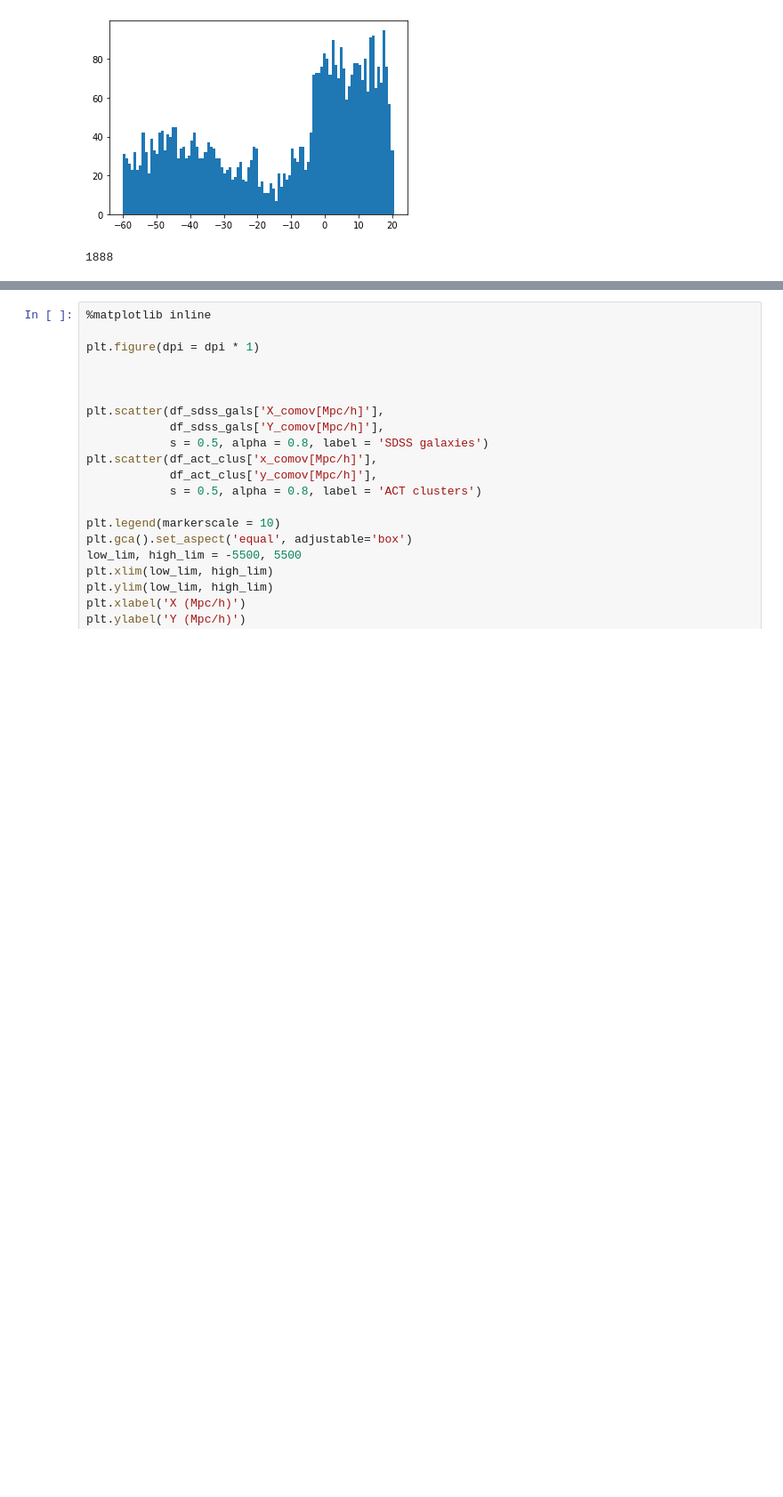
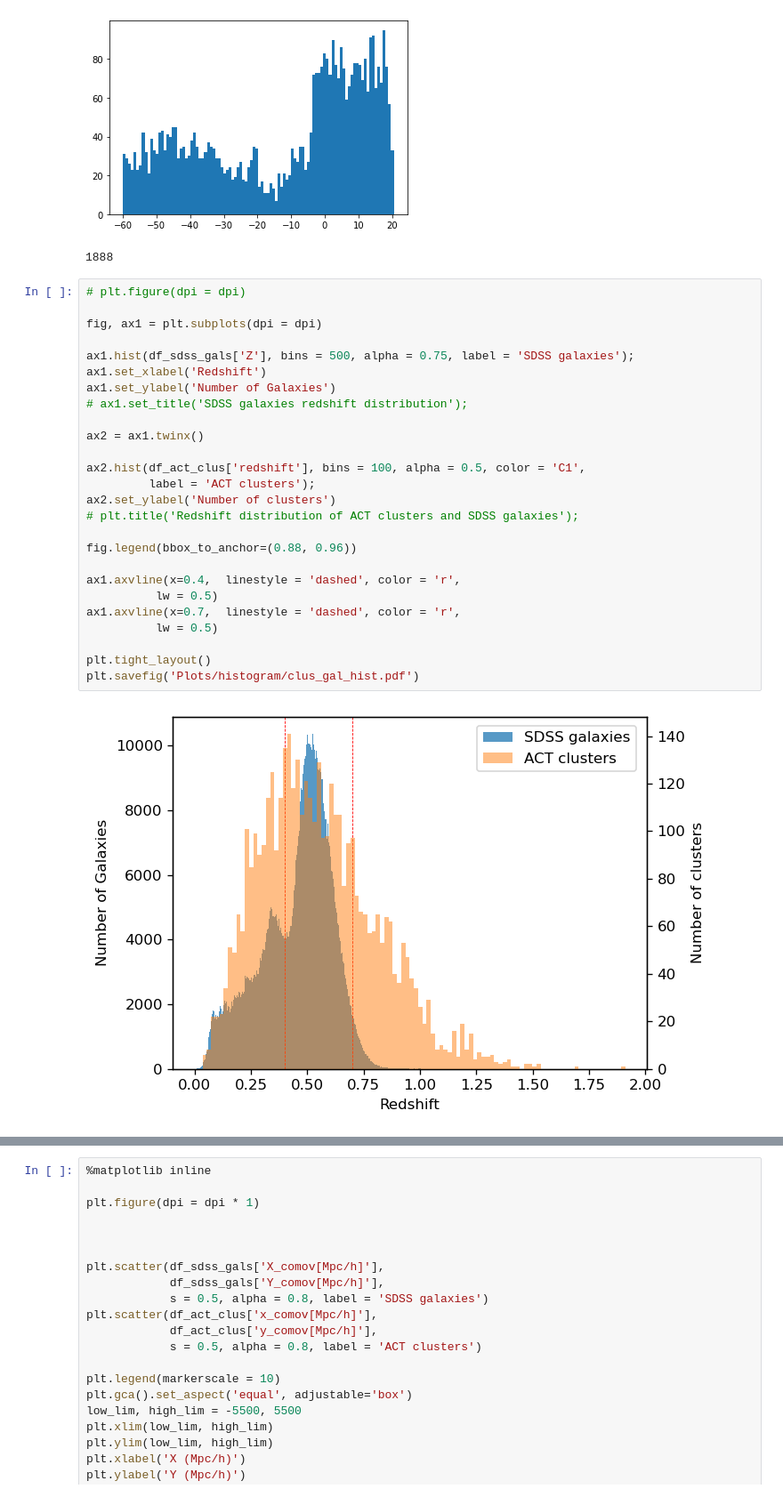
Before and after one commit to awaismirza92/velocity-reconstruction-and-kinetic-SZ, a Jupyter notebook: codes_for_ACT/ACT_clus_and_SDSS_gals.ipynb, the cells around one changed output, grey strips where cells are left out. Shown at 89% size. Saved outputs shown, nothing was run; the diff lists cells and outputs as text; blank space fills up the shorter version.

Commit message:
added overlayed gals & clus histogram for thesis

```diff
--- a/codes_for_ACT/ACT_clus_and_SDSS_gals.ipynb
+++ b/codes_for_ACT/ACT_clus_and_SDSS_gals.ipynb
@@ -64,6 +64,34 @@ print(len(df_act_clus[df_act_clus['decDeg'] > 0]))
 # %% [output]
 [figure]
 1888
+# %%
+# plt.figure(dpi = dpi)
+
+fig, ax1 = plt.subplots(dpi = dpi)
+
+ax1.hist(df_sdss_gals['Z'], bins = 500, alpha = 0.75, label = 'SDSS galaxies');
+ax1.set_xlabel('Redshift')
+ax1.set_ylabel('Number of Galaxies')
+# ax1.set_title('SDSS galaxies redshift distribution');
+
+ax2 = ax1.twinx()
+
+ax2.hist(df_act_clus['redshift'], bins = 100, alpha = 0.5, color = 'C1',
+         label = 'ACT clusters');
+ax2.set_ylabel('Number of clusters')
+# plt.title('Redshift distribution of ACT clusters and SDSS galaxies');
+
+fig.legend(bbox_to_anchor=(0.88, 0.96))
+
+ax1.axvline(x=0.4,  linestyle = 'dashed', color = 'r',
+          lw = 0.5)
+ax1.axvline(x=0.7,  linestyle = 'dashed', color = 'r',
+          lw = 0.5)
+
+plt.tight_layout()
+plt.savefig('Plots/histogram/clus_gal_hist.pdf')
+# %% [output]
+[figure, added]
 # %%
 %matplotlib
 
```
Also changed, not shown: parts of 2 cells of this notebook.
